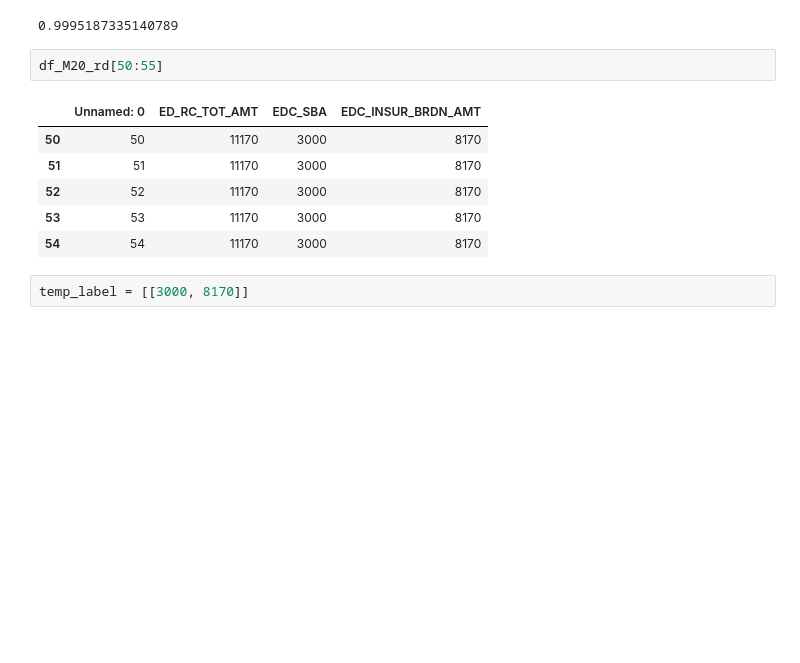
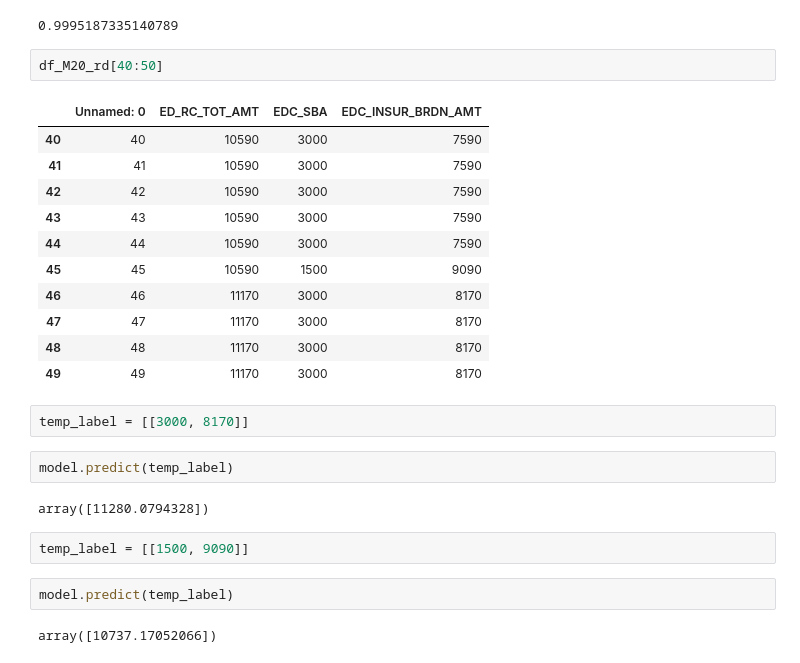
Before and after one commit to kimskkkkky/study_AIs, a Jupyter notebook: codes/regression/NSC2_M20_quest.ipynb, the cells around one changed output. Cells and saved outputs as stored; diff of their text form; blank space fills up the shorter version.

```diff
--- a/codes/regression/NSC2_M20_quest.ipynb
+++ b/codes/regression/NSC2_M20_quest.ipynb
@@ -132,13 +132,28 @@ r2_score(target, target_predict)
 # %% [output]
 0.9995187335140789
 # %%
-df_M20_rd[50:55]
+df_M20_rd[40:50]
 # %% [output]
 |  | Unnamed: 0 | ED_RC_TOT_AMT | EDC_SBA | EDC_INSUR_BRDN_AMT |
-| 50 | 50 | 11170 | 3000 | 8170 |
-| 51 | 51 | 11170 | 3000 | 8170 |
-| 52 | 52 | 11170 | 3000 | 8170 |
-| 53 | 53 | 11170 | 3000 | 8170 |
-| 54 | 54 | 11170 | 3000 | 8170 |
+| 40 | 40 | 10590 | 3000 | 7590 |
+| 41 | 41 | 10590 | 3000 | 7590 |
+| 42 | 42 | 10590 | 3000 | 7590 |
+| 43 | 43 | 10590 | 3000 | 7590 |
+| 44 | 44 | 10590 | 3000 | 7590 |
+| 45 | 45 | 10590 | 1500 | 9090 |
+| 46 | 46 | 11170 | 3000 | 8170 |
+| 47 | 47 | 11170 | 3000 | 8170 |
+| 48 | 48 | 11170 | 3000 | 8170 |
+| 49 | 49 | 11170 | 3000 | 8170 |
 # %%
 temp_label = [[3000, 8170]]
+# %%
+model.predict(temp_label)
+# %% [output]
+array([11280.0794328])
+# %%
+temp_label = [[1500, 9090]]
+# %%
+model.predict(temp_label)
+# %% [output]
+array([10737.17052066])
```
Also changed, not shown: 11 other files.
